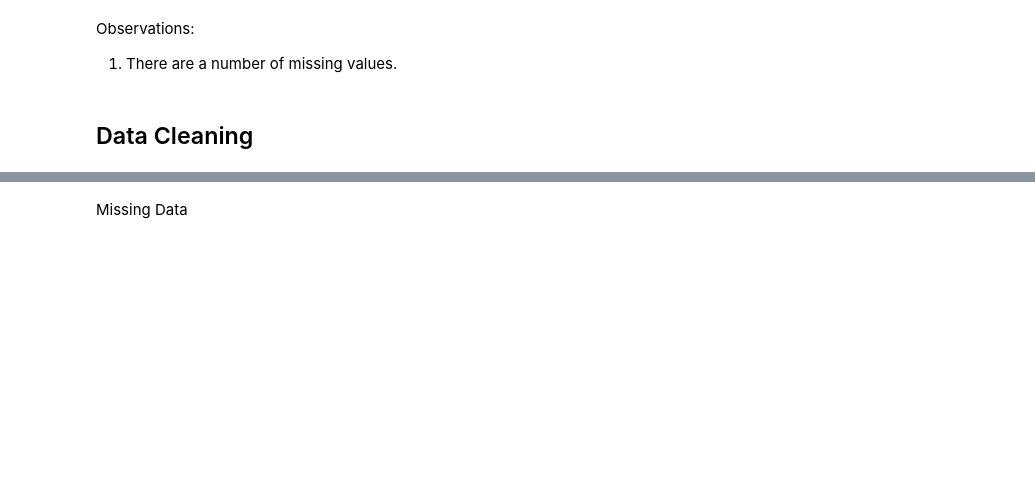
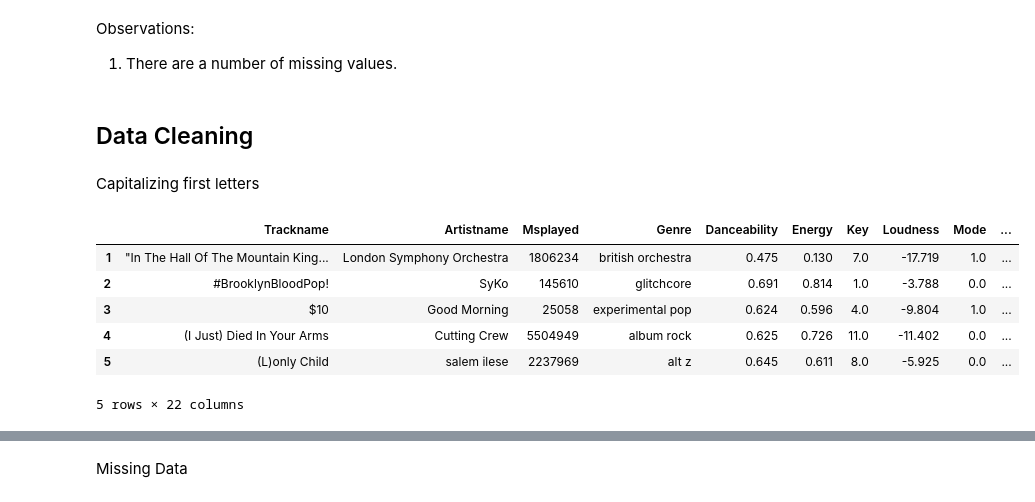
Before and after one commit to George-Mbugua/Music-Analysis, a Jupyter notebook: Untitled-1.ipynb, the cells around one changed output, grey strips where cells are left out. Drawn from its saved outputs; the diff is of its cells as text; code cells hidden in the pictures; blank space fills up the shorter version.

```diff
--- a/Untitled-1.ipynb
+++ b/Untitled-1.ipynb
@@ -150,3 +150,16 @@ Observations:
 1. There are a number of missing values.
 # %% [markdown]
 ## Data Cleaning
+# %% [markdown]
+Capitalizing first letters
+# %%
+music.columns = music.columns.str.capitalize()
+music.head()
+# %% [output]
+|  | Trackname | Artistname | Msplayed | Genre | Danceability | Energy | Key | Loudness | Mode | ... |
+| 1 | "In The Hall Of The Mountain King... | London Symphony Orchestra | 1806234 | british orchestra | 0.475 | 0.130 | 7.0 | -17.719 | 1.0 | ... |
+| 2 | #BrooklynBloodPop! | SyKo | 145610 | glitchcore | 0.691 | 0.814 | 1.0 | -3.788 | 0.0 | ... |
+| 3 | $10 | Good Morning | 25058 | experimental pop | 0.624 | 0.596 | 4.0 | -9.804 | 1.0 | ... |
+| 4 | (I Just) Died In Your Arms | Cutting Crew | 5504949 | album rock | 0.625 | 0.726 | 11.0 | -11.402 | 0.0 | ... |
+| 5 | (L)only Child | salem ilese | 2237969 | alt z | 0.645 | 0.611 | 8.0 | -5.925 | 0.0 | ... |
+5 rows × 22 columns
```
Also changed, not shown: parts of 9 cells of this notebook.
